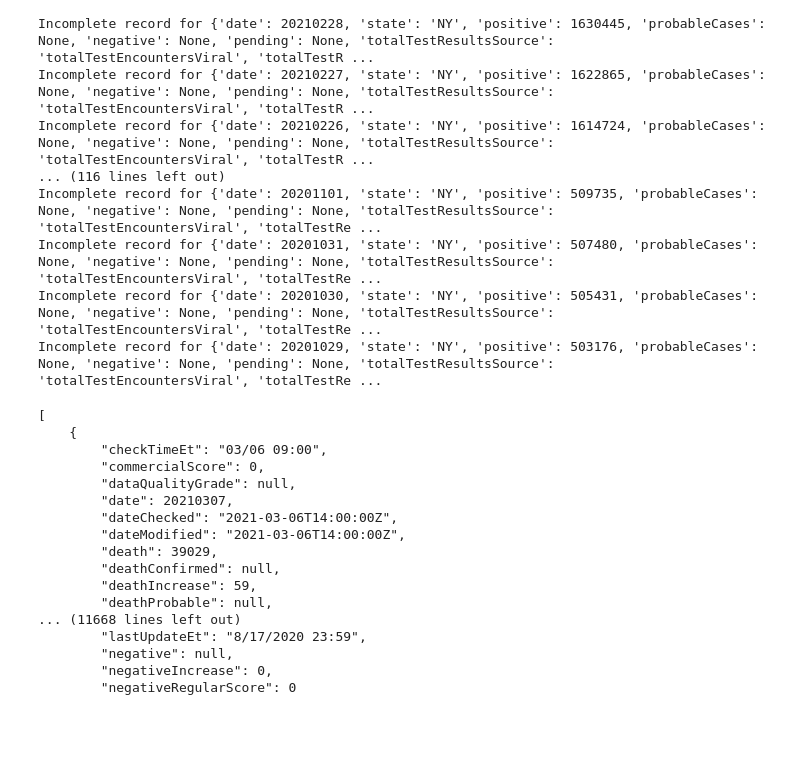
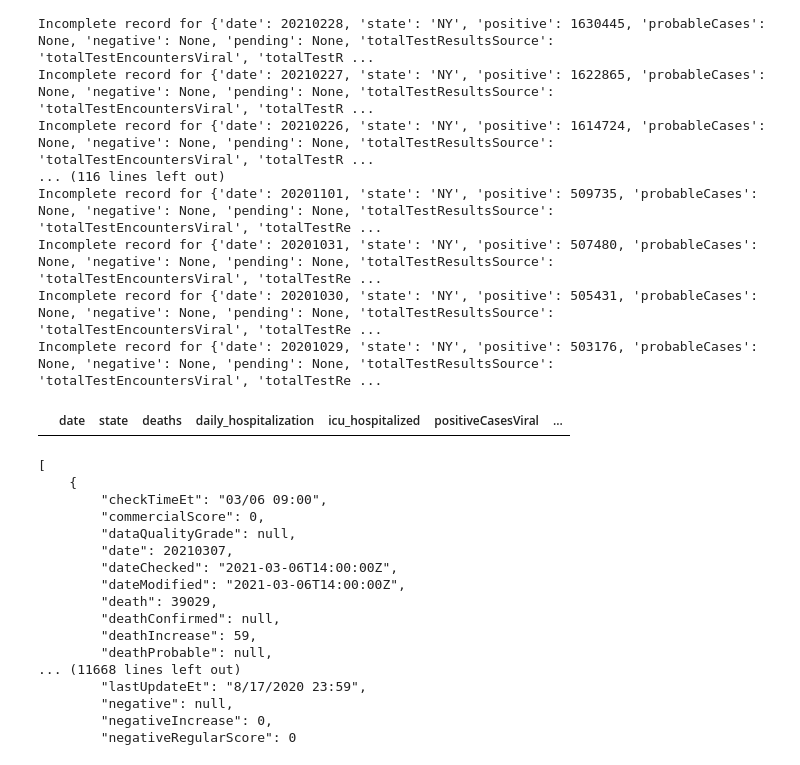
Before and after one commit to speedracer05/ETL-Project, a Jupyter notebook: Extract_Transform/ET.ipynb, the cells around one changed output. Cells and saved outputs as stored; diff of their text form; code cells hidden in the pictures; blank space fills up the shorter version.

Commit message:
added dataframe and print to csv

```diff
--- a/Extract_Transform/ET.ipynb
+++ b/Extract_Transform/ET.ipynb
@@ -93 +85,11 @@ Incomplete record for {'date': 20201029, 'state': 'NY', 'positive': 503176, 'pro
+# %%
+# ny_data_df = pd.read_json('ny_data.json')
+
+# Convert JSON to pandas DF
+ny_data_pd = pd.DataFrame(ny_data)
+ny_data_pd.to_csv('../resources/ny_data.csv')
+
+ny_data_pd.head()
+# %% [output]
+|  | date | state | deaths | daily_hospitalization | icu_hospitalized | positiveCasesViral | ... |
 # %%
```
Also changed, not shown: parts of 3 cells of this notebook.
